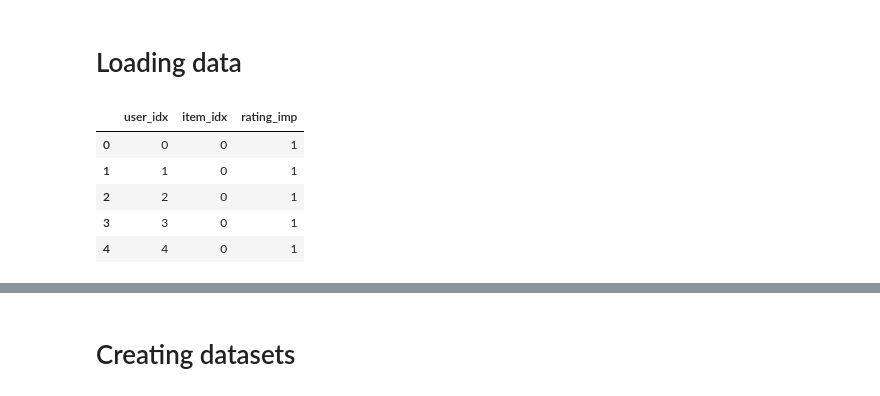
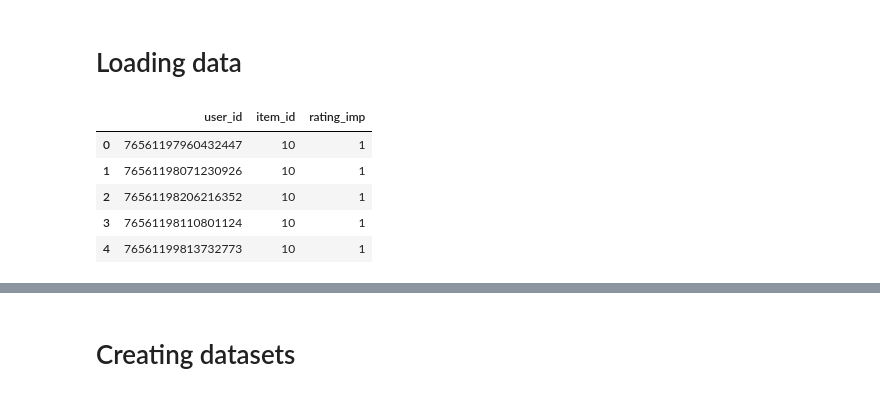
Before and after one commit to hhhieu0103/multimodal-neural-collaborative-filtering, a Jupyter notebook: notebooks/ncf-baseline.ipynb, the cells around one changed output, grey strips where cells are left out. Drawn from its saved outputs; the diff is of its cells as text; code cells hidden in the pictures.

```diff
--- a/ncf-baseline.ipynb
+++ b/notebooks/ncf-baseline.ipynb
@@ -11,12 +13,12 @@ from evaluation import Evaluation
 # %% [markdown]
 # Loading data
 # %%
-df = pd.read_csv('data/interaction-synchronized.csv')[['user_idx', 'item_idx', 'rating_imp']]
+df = pd.read_csv('../data/interaction-clean.csv')[['user_id', 'item_id', 'rating_imp']]
 df.head()
 # %% [output]
-|  | user_idx | item_idx | rating_imp |
-| 0 | 0 | 0 | 1 |
-| 1 | 1 | 0 | 1 |
-| 2 | 2 | 0 | 1 |
-| 3 | 3 | 0 | 1 |
-| 4 | 4 | 0 | 1 |
+|  | user_id | item_id | rating_imp |
+| 0 | 76561197960432447 | 10 | 1 |
+| 1 | 76561198071230926 | 10 | 1 |
+| 2 | 76561198206216352 | 10 | 1 |
+| 3 | 76561198110801124 | 10 | 1 |
+| 4 | 76561199813732773 | 10 | 1 |
```
Also changed, not shown: parts of 6 cells of this notebook, 6 other files.
